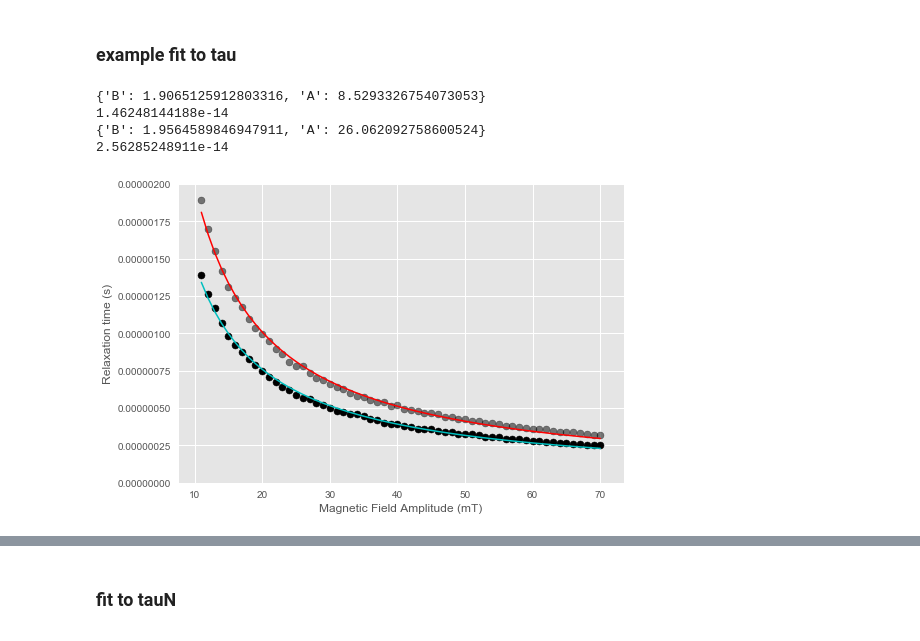
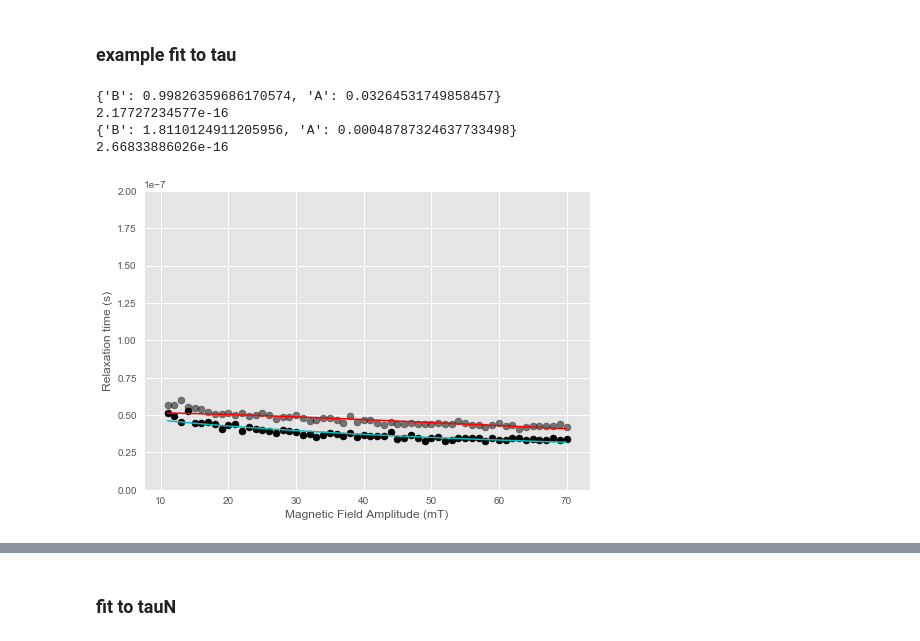
Before and after one commit to cshasha/simulation-analysis, a Jupyter notebook: tau_fitting.ipynb, the cells around one changed output, grey strips where cells are left out. Drawn from its saved outputs; the diff is of its cells as text; code cells hidden in the pictures.

```diff
--- a/tau_fitting.ipynb
+++ b/tau_fitting.ipynb
@@ -21,7 +21,7 @@ pl.rc('font',family='Arial')
 # %% [markdown]
 ### constants
 # %%
-temp = 300.
+#temp = 300.
 kb = 1.381e-23
 tau0 = 1e-9
 mu0 = 4*np.pi*1e-7
@@ -49,16 +49,16 @@ def visc_calc(T, mass_fraction):
 def power(my_list, p):
     return [ x**p for x in my_list ]
 
-def calc_neel(size, k):
+def calc_neel(size, k, t):
     neel = []
     for x in range(len(size)):
-        neel.append(tau0*np.exp(k[x]*4*np.pi*(1e-9*float(size[x]))**3*(24*kb*temp)**(-1)))
+        neel.append(tau0*np.exp(k[x]*4*np.pi*(1e-9*float(size[x]))**3*(24*kb*t[x])**(-1)))
     return neel
 
-def calc_brown(eta, hsize):
+def calc_brown(eta, hsize,t):
     brown = []
     for x in range(len(eta)):
-        brown.append(eta[x]*np.pi*(hsize[x]*1e-9)**3*(2*kb*temp)**(-1))
+        brown.append(eta[x]*np.pi*(hsize[x]*1e-9)**3*(2*kb*t[x])**(-1))
     return brown
 
 def vol(my_list):
@@ -270,6 +270,7 @@ K = []
 phase1 = []
 phase3 = []
 gyro = []
+temps = []
 
 for f in os.listdir('fits2'):
     if f[-1] == 'v':
@@ -294,6 +295,7 @@ for f in os.listdir('fits2'):
         g = 1.
         h = 50.
         k = 5000.
+        t = 300.
         for ss in range(2,len(s)):
             if s[ss][0] == "g":
                 g = float(s[ss][1:])
@@ -303,21 +305,24 @@ for f in os.listdir('fits2'):
                     k /= 1000.
             if s[ss][0] == "H":
                 h = float(s[ss][1:])
+            if s[ss][0] == "t":
+                t = float(s[ss][1:])
         K.append(k)
         hsize.append(h)
         gyro.append(g)
+        temps.append(t)
 
 
 sdata = pd.DataFrame({'frequency': freqs, 'field': fields,'size': size, 'sigma': sigma, \
                      'third': third, 'fifth': fifth, 'hsize': hsize, 'eta': eta, 'b': b, \
-                     'K': K, 'phase1': phase1, 'phase3': phase3, 'gyro': gyro})
+                     'K': K, 'phase1': phase1, 'phase3': phase3, 'gyro': gyro, 'temp': temps})
 
 sdata['5:3'] = sdata['fifth']/sdata['third']
 sdata['angF'] = 2*np.pi*sdata['frequency']
 sdata['Vc'] = vol(sdata['size'])
 sdata['Ms'] = 393023 * (1 - np.exp(-2.78258e8 * sdata['size']*1e-9))**57.87571
-sdata['tauB'] = calc_brown(sdata['eta'],sdata['hsize'])
-sdata['tauN'] = calc_neel(sdata['size'], sdata['K'])
+sdata['tauB'] = calc_brown(sdata['eta'],sdata['hsize'],sdata['temp'])
+sdata['tauN'] = calc_neel(sdata['size'], sdata['K'], sdata['temp'])
 sdata['tan1'] = abs(np.tan(sdata['phase1']))
 sdata['tan3'] = abs(np.tan(sdata['phase3']))
 sdata['tau'] = sdata['tan1']/sdata['angF']
@@ -394,44 +399,44 @@ tmodelE.set_param_hint('A', min=0)
 tmodelE.set_param_hint('B', min=0)
 
 tmodelN = Model(taufuncN, independent_vars=['h','v', 'ms','tN'])
 tmodelN.set_param_hint('A', min=0)
 tmodelN.set_param_hint('B', min=0, max=5)
 
-traindataE = sdata[(sdata['size'] == 24) &(sdata['frequency'] == 25000)& (sdata['K'] == 5000)& (sdata['gyro'] == 100) &(sdata['b'] == "on") & (sdata['field'] > 10)]
-cutdataE = sdata[(sdata['size'] == 24) & (sdata['frequency'] == 25000)& (sdata['K']== 5000)& (sdata['gyro'] == 100)& (sdata['b'] == "on") & (sdata['field'] > 10)]
+traindataE = sdata[(sdata['size'] == 25) &(sdata['frequency'] == 25000)& (sdata['K'] == 2000)& (sdata['gyro'] == 100) &(sdata['b'] == "on") & (sdata['field'] > 10)]
+cutdataE = sdata[(sdata['size'] == 25) & (sdata['frequency'] == 25000)& (sdata['K']== 2000)& (sdata['gyro'] == 100)& (sdata['b'] == "on") & (sdata['field'] > 10)]
 
-resultE = tmodelE.fit(traindataE['tau'], h = 0.001*traindataE['field'], v = traindataE['Vc'], ms = traindataE['Ms'], tN=traindataE['tauN']*10,tB=traindataE['tauB'], \
+resultE = tmodelE.fit(traindataE['tau'], h = 0.001*traindataE['field'], v = traindataE['Vc'], ms = traindataE['Ms'], tN=traindataE['tauN'],tB=traindataE['tauB'], \
                      A = 26, B=1.95, nan_policy='omit', method='leastsq')
 
-traindata = sdata[(sdata['size'] == 24) &(sdata['frequency'] == 25000)& (sdata['K'] == 5000)& (sdata['gyro'] == 100) &(sdata['b'] == "off") & (sdata['field'] > 10)]
-cutdata = sdata[(sdata['size'] == 24) & (sdata['frequency'] == 25000)& (sdata['K']== 5000)& (sdata['gyro'] == 100)& (sdata['b'] == "off") & (sdata['field'] > 10)]
+traindata = sdata[(sdata['size'] == 25) &(sdata['frequency'] == 25000)& (sdata['K'] == 2000)& (sdata['gyro'] == 100) &(sdata['b'] == "off") & (sdata['field'] > 10)]
+cutdata = sdata[(sdata['size'] == 25) & (sdata['frequency'] == 25000)& (sdata['K']== 2000)& (sdata['gyro'] == 100)& (sdata['b'] == "off") & (sdata['field'] > 10)]
 
-result = tmodelN.fit(traindata['tau'], h = 0.001*traindata['field'], v = traindata['Vc'], ms = traindata['Ms'], tN=traindata['tauN']*10, \
+result = tmodelN.fit(traindata['tau'], h = 0.001*traindata['field'], v = traindata['Vc'], ms = traindata['Ms'], tN=traindata['tauN'], \
                      A = 10000, B=1, nan_policy='omit', method='leastsq')
 
 print(resultE.values)
 print(resultE.chisqr)
 
 print(result.values)
 print(result.chisqr)
 
 
 cutdataE = cutdataE.sort_values(by=['field'])
 scatter(cutdataE['field'], cutdataE['tau'], c="black")
-plot(cutdataE['field'], taufuncE(h = 0.001*cutdataE['field'], v = cutdataE['Vc'], ms = cutdataE['Ms'],tN=cutdataE['tauN']*10,tB=cutdataE['tauB'],**resultE.values),c="c", lw=1.5)
+plot(cutdataE['field'], taufuncE(h = 0.001*cutdataE['field'], v = cutdataE['Vc'], ms = cutdataE['Ms'],tN=cutdataE['tauN'],tB=cutdataE['tauB'],**resultE.values),c="c", lw=1.5)
 
 cutdata = cutdata.sort_values(by=['field'])
 scatter(cutdata['field'], cutdata['tau'], c="black", alpha=0.5)
-plot(cutdata['field'], taufuncN(h = 0.001*cutdata['field'], v = cutdata['Vc'], ms = cutdata['Ms'],tN=cutdata['tauN']*10,**result.values),c="r", lw=1.5)
-ylim(0,0.2e-5)
+plot(cutdata['field'], taufuncN(h = 0.001*cutdata['field'], v = cutdata['Vc'], ms = cutdata['Ms'],tN=cutdata['tauN'],**result.values),c="r", lw=1.5)
+ylim(0,0.2e-6)
 ylabel('Relaxation time (s)')
 xlabel('Magnetic Field Amplitude (mT)')
 
 #savefig('tau_both_25khz_fit.pdf',bbox_inches='tight')
 show()
 # %% [output]
-{'B': 1.9065125912803316, 'A': 8.5293326754073053}
-1.46248144188e-14
-{'B': 1.9564589846947911, 'A': 26.062092758600524}
-2.56285248911e-14
+{'B': 0.99826359686170574, 'A': 0.03264531749858457}
+2.17727234577e-16
+{'B': 1.8110124911205956, 'A': 0.00048787324637733498}
+2.66833886026e-16
-[figure, old version]
+[figure, new version]
```
Also changed, not shown: parts of 9 cells of this notebook.
